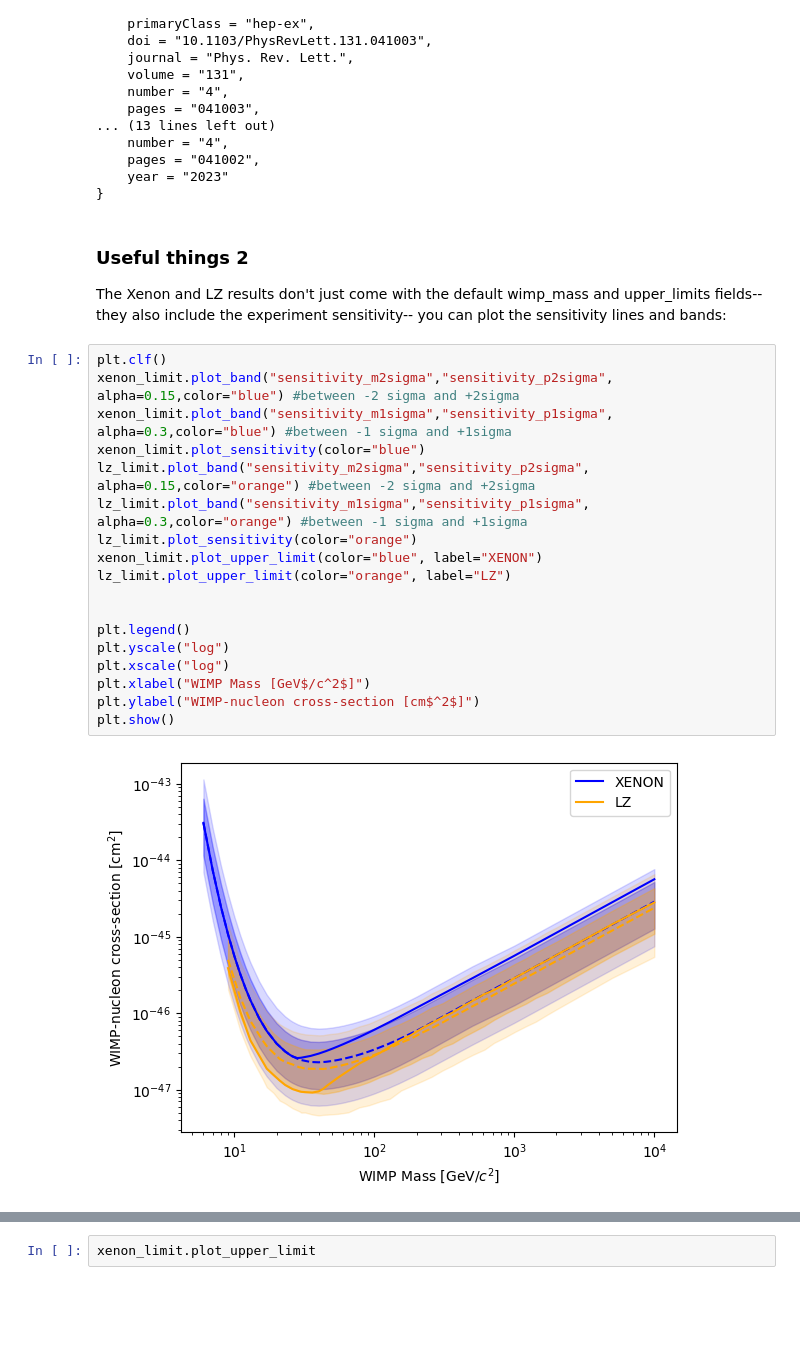
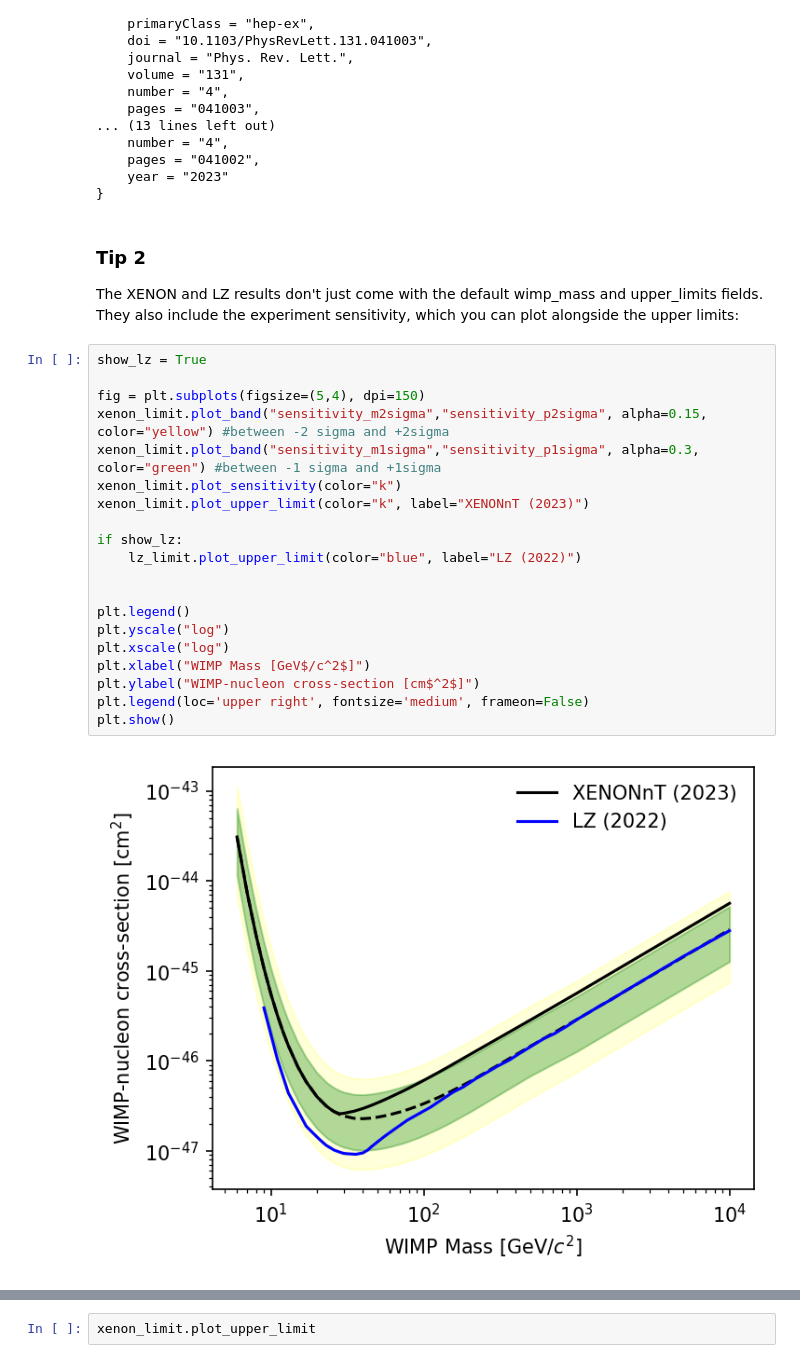
Before and after one commit to kdund/dd_limit_plot, a Jupyter notebook: notebooks/example_plot.ipynb, the cells around one changed output, grey strips where cells are left out. Cells and saved outputs as stored; diff of their text form; blank space fills up the shorter version.

Commit message:
change some of the text and add some improvements to plots

```diff
--- a/notebooks/example_plot.ipynb
+++ b/notebooks/example_plot.ipynb
@@ -56,29 +69,31 @@ print(lz_limit.reference)
     year = "2023"
 }
 # %% [markdown]
-### Useful things 2
+### Tip 2
 
-The Xenon and LZ results don't just come with the default wimp_mass and upper_limits fields-- they also include the experiment sensitivity-- you can plot the sensitivity lines and bands:
+The XENON and LZ results don't just come with the default wimp_mass and upper_limits fields. They also include the experiment sensitivity, which you can plot alongside the upper limits:
 # %%
-plt.clf()
-xenon_limit.plot_band("sensitivity_m2sigma","sensitivity_p2sigma", alpha=0.15,color="blue") #between -2 sigma and +2sigma
-xenon_limit.plot_band("sensitivity_m1sigma","sensitivity_p1sigma", alpha=0.3,color="blue") #between -1 sigma and +1sigma
-xenon_limit.plot_sensitivity(color="blue")
-lz_limit.plot_band("sensitivity_m2sigma","sensitivity_p2sigma", alpha=0.15,color="orange") #between -2 sigma and +2sigma
-lz_limit.plot_band("sensitivity_m1sigma","sensitivity_p1sigma", alpha=0.3,color="orange") #between -1 sigma and +1sigma
-lz_limit.plot_sensitivity(color="orange")
-xenon_limit.plot_upper_limit(color="blue", label="XENON")
-lz_limit.plot_upper_limit(color="orange", label="LZ")
+show_lz = True
+
+fig = plt.subplots(figsize=(5,4), dpi=150)
+xenon_limit.plot_band("sensitivity_m2sigma","sensitivity_p2sigma", alpha=0.15, color="yellow") #between -2 sigma and +2sigma
+xenon_limit.plot_band("sensitivity_m1sigma","sensitivity_p1sigma", alpha=0.3, color="green") #between -1 sigma and +1sigma
+xenon_limit.plot_sensitivity(color="k")
+xenon_limit.plot_upper_limit(color="k", label="XENONnT (2023)")
+
+if show_lz:
+    lz_limit.plot_upper_limit(color="blue", label="LZ (2022)")
 
 
 plt.legend()
 plt.yscale("log")
 plt.xscale("log")
 plt.xlabel("WIMP Mass [GeV$/c^2$]")
 plt.ylabel("WIMP-nucleon cross-section [cm$^2$]")
+plt.legend(loc='upper right', fontsize='medium', frameon=False)
 plt.show()
 # %% [output]
-[figure, old version]
+[figure, new version]
 # %% [markdown]
 ## Finding multiple results
 
```
Also changed, not shown: parts of 10 cells of this notebook.
